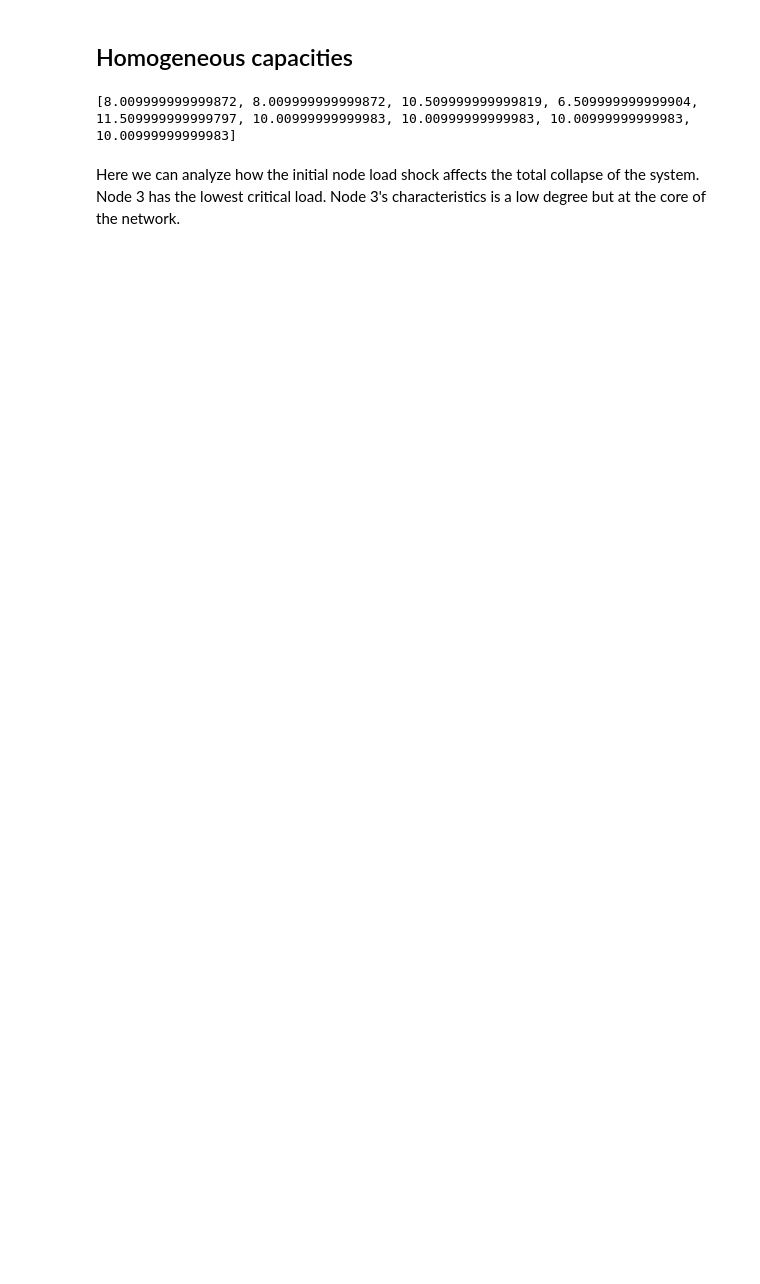
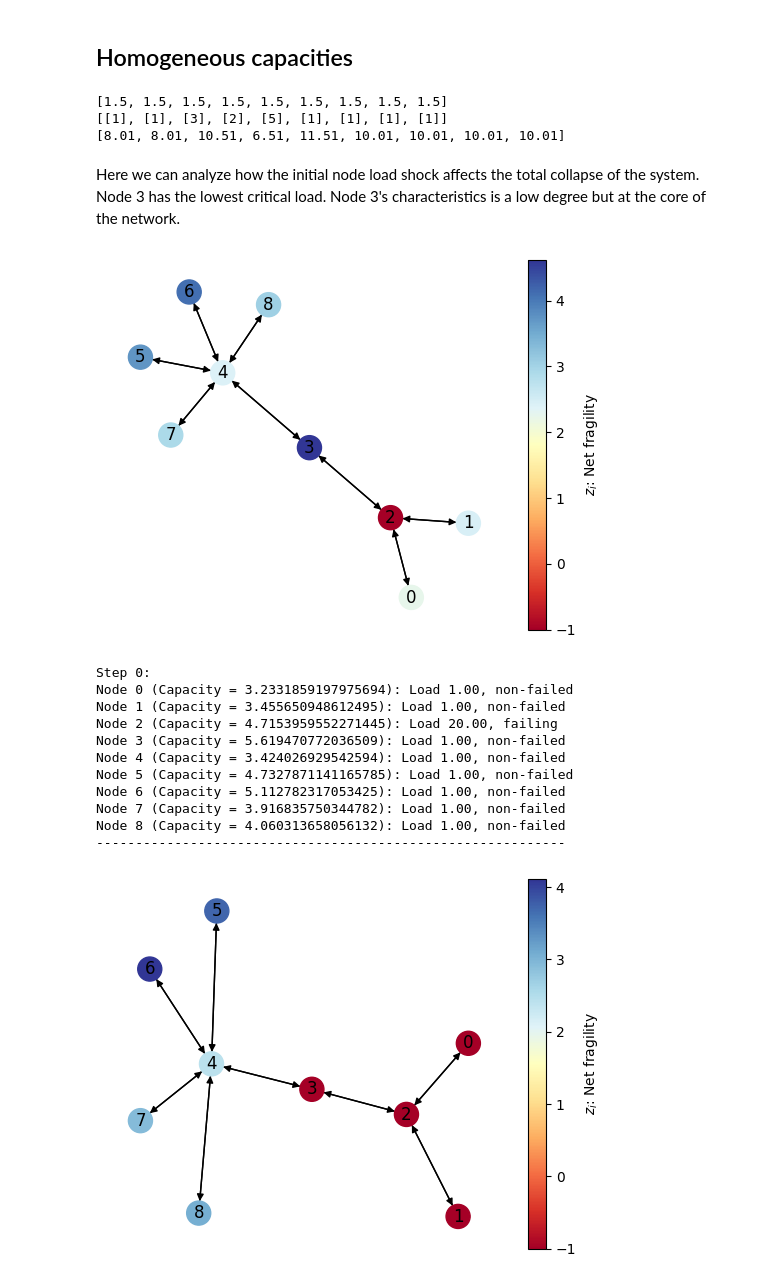
Before and after one commit to alexmakassiouk/eth-risk-modeling, a Jupyter notebook: cascading-processes/overload-redistribution-llss.ipynb, the cells around one changed output. Cells and saved outputs as stored; diff of their text form; code cells hidden in the pictures; blank space fills up the shorter version.

```diff
--- a/cascading-processes/overload-redistribution-llss.ipynb
+++ b/cascading-processes/overload-redistribution-llss.ipynb
@@ -142,14 +194,41 @@ The critical loads are in this model with local load shedding different than the
 ## Homogeneous capacities
 # %%
 capacity_vector_homo = [1.5, 1.5, 1.5, 1.5, 1.5, 1.5, 1.5, 1.5, 1.5]
+capacity_vector_random = [np.random.normal(4,1) for _ in range(9)]
 # %%
 critical_loads_all_init_nodes_homo = []
 num_nodes = adj_matrix.shape[0]
 for node_id in range(num_nodes):
     critical_load, _ = find_critical_load(init_node=node_id,step_size=0.01, capacity_vector=capacity_vector_homo)
     critical_loads_all_init_nodes_homo.append(critical_load)
-print(critical_loads_all_init_nodes_homo)
+
+print(capacity_vector_homo)
+print(degrees_list)
+print([round(load,4) for load in critical_loads_all_init_nodes_homo])
 # %% [output]
-[8.009999999999872, 8.009999999999872, 10.509999999999819, 6.509999999999904, 11.509999999999797, 10.00999999999983, 10.00999999999983, 10.00999999999983, 10.00999999999983]
+[1.5, 1.5, 1.5, 1.5, 1.5, 1.5, 1.5, 1.5, 1.5]
+[[1], [1], [3], [2], [5], [1], [1], [1], [1]]
+[8.01, 8.01, 10.51, 6.51, 11.51, 10.01, 10.01, 10.01, 10.01]
 # %% [markdown]
 Here we can analyze how the initial node load shock affects the total collapse of the system. Node 3 has the lowest critical load. Node 3's characteristics is a low degree but at the core of the network.
+# %%
+test_network = CascadeNetwork(adj_matrix, load_vector, capacity_vector_random, model_type="overload", load_type="llsc", test=True)
+test_network.set_load(2,20)
+plot_network(test_network)
+for _ in range(5):
+    test_network.step()
+    plot_network(test_network)
+# %% [output]
+[figure, added]
+Step 0:
+Node 0 (Capacity = 3.2331859197975694): Load 1.00, non-failed
+Node 1 (Capacity = 3.455650948612495): Load 1.00, non-failed
+Node 2 (Capacity = 4.7153959552271445): Load 20.00, failing
+Node 3 (Capacity = 5.619470772036509): Load 1.00, non-failed
+Node 4 (Capacity = 3.424026929542594): Load 1.00, non-failed
+Node 5 (Capacity = 4.7327871141165785): Load 1.00, non-failed
+Node 6 (Capacity = 5.112782317053425): Load 1.00, non-failed
+Node 7 (Capacity = 3.916835750344782): Load 1.00, non-failed
+Node 8 (Capacity = 4.060313658056132): Load 1.00, non-failed
+------------------------------------------------------------
+[figure, added]
```
Also changed, not shown: parts of 4 cells of this notebook.
